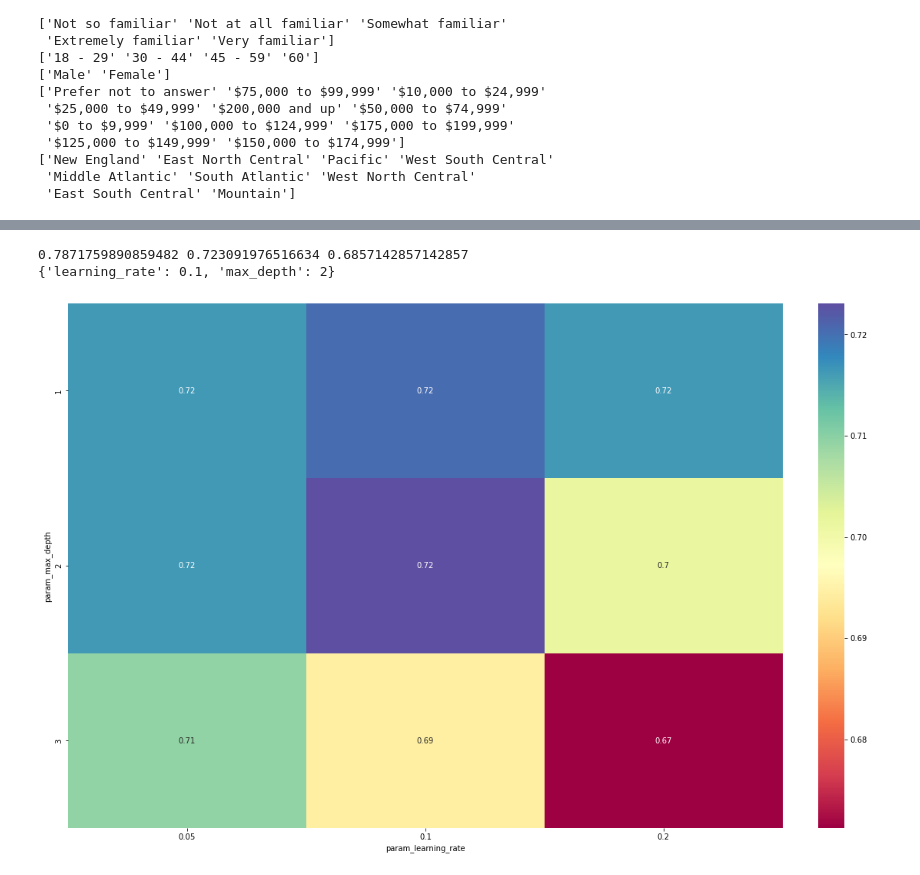
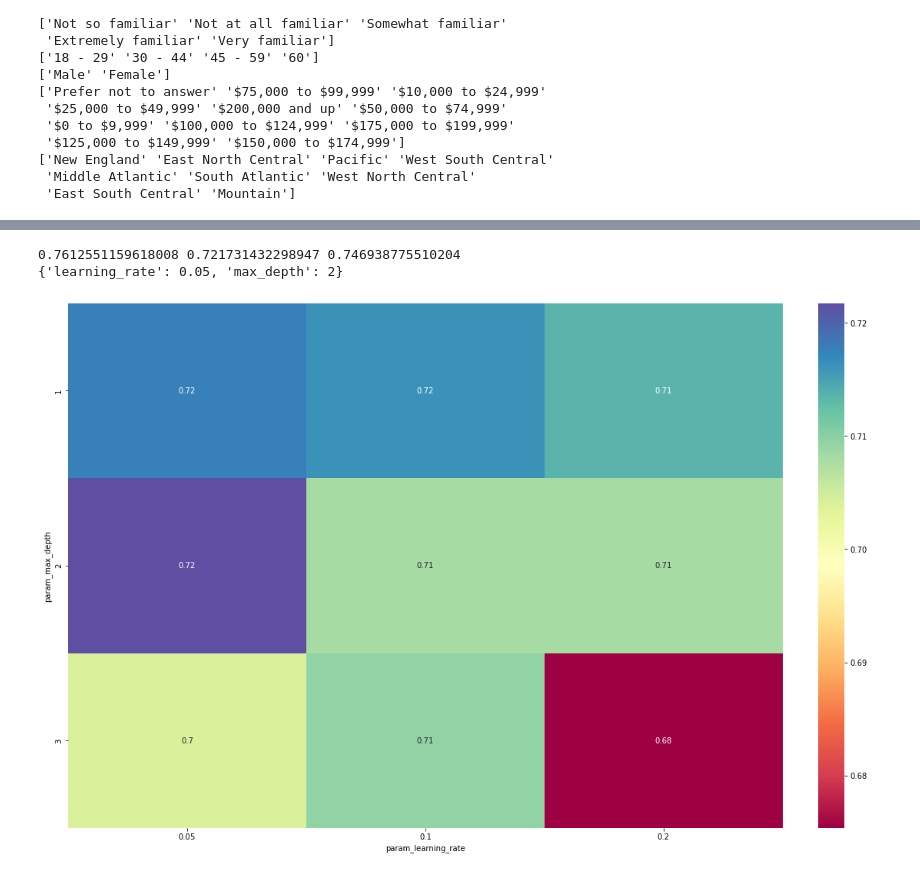
Before and after one commit to NicoGiamm/MachineLearning-DataScience_smallprojects, a Jupyter notebook: Earthquake.ipynb, the cells around one changed output, grey strips where cells are left out. Cells and saved outputs as stored; diff of their text form; code cells hidden in the pictures.

```diff
--- a/Earthquake.ipynb
+++ b/Earthquake.ipynb
@@ -133,18 +156,23 @@ Let's split data and train the algorithms, considerations will be taken at the e
 <br>
 Let's train a beseline models
 # %%
-xtrain, xtest, ytrain, ytest = train_test_split(data_encoded.values, data_encoded.index)
+xtrain, xtest, ytrain, ytest = train_test_split(data_encoded.iloc[:,:-1], data_encoded.iloc[:,-1])
 scaler = StandardScaler()
+xtrain_scaled = scaler.fit_transform(xtrain)
+xtest_scaled = scaler.transform(xtest)
 
 rf = RandomForestClassifier()
 gb = GradientBoostingClassifier()
 svc = SVC()
+lr = LogisticRegression(max_iter=1000000)
 
 rf.fit(xtrain, ytrain)
 gb.fit(xtrain, ytrain)
 svc.fit(xtrain, ytrain)
+lr.fit(xtrain, ytrain)
 
 print(f'Random forest: train score {rf.score(xtrain,ytrain)}, test score {rf.score(xtest, ytest)}')
 print(f'Gradient boosting: train score {gb.score(xtrain,ytrain)}, test score {gb.score(xtest, ytest)}')
 print(f'SVC: train score {svc.score(xtrain,ytrain)}, test score {svc.score(xtest, ytest)}')
+print(f'Logistic regression: train score {lr.score(xtrain,ytrain)}, test score {lr.score(xtest, ytest)}')
 # %% [output]
@@ -159,16 +188,16 @@ Let's tune the hyperparameters and see if there is any change
 parameters = {'max_depth':[d for d in range(3,9)], 'n_estimators':[i*10 for i in range(7,13)]}
 
 rf = RandomForestClassifier()
-grid = GridSearchCV(rf, parameters)
-grid.fit(xtrain, ytrain)
-bestforest = grid.best_estimator_
+rf_grid = GridSearchCV(rf, parameters)
+rf_grid.fit(xtrain, ytrain)
 
-hmRF = pd.pivot_table(pd.DataFrame(grid.cv_results_),
+#Plot grid
+hmRF = pd.pivot_table(pd.DataFrame(rf_grid.cv_results_),
 									values='mean_test_score',
 									index='param_max_depth',
 									columns='param_n_estimators')
 
 sns.heatmap(hmRF, cmap = 'Spectral', annot = True)
-print(bestforest.score(xtrain, ytrain), grid.best_score_, bestforest.score(xtest, ytest))
-print(grid.best_params_)
+print(rf_grid.score(xtrain, ytrain), rf_grid.best_score_, rf_grid.score(xtest, ytest))
+print(rf_grid.best_params_)
 # %% [output]
@@ -184,23 +223,22 @@ sns.heatmap(cm_rf, annot=True)
 # %%
 #Gradient Boosting Classifier
 params = {'learning_rate':[0.05, 0.1, 0.2], 'max_depth':[1,2,3]}
 
 gb = GradientBoostingClassifier(max_features = 'sqrt')
-grid = GridSearchCV(gb, params)
-grid.fit(xtrain, ytrain)
-best = grid.best_estimator_
+gb_grid = GridSearchCV(gb, params)
+gb_grid.fit(xtrain, ytrain)
 
-#Plot griglia di parametri
-hmGB = pd.pivot_table(pd.DataFrame(grid.cv_results_),
+#Plot grid
+hmGB = pd.pivot_table(pd.DataFrame(gb_grid.cv_results_),
 									values='mean_test_score',
 									index='param_max_depth',
 									columns='param_learning_rate')
 sns.heatmap(hmGB, cmap = 'Spectral', annot = True)
 
-print(best.score(xtrain, ytrain), grid.best_score_, best.score(xtest, ytest))
-print(grid.best_params_)
+print(gb_grid.score(xtrain, ytrain), gb_grid.best_score_, gb_grid.score(xtest, ytest))
+print(gb_grid.best_params_)
 # %% [output]
-0.7871759890859482 0.723091976516634 0.6857142857142857
-{'learning_rate': 0.1, 'max_depth': 2}
+0.7612551159618008 0.721731432298947 0.746938775510204
+{'learning_rate': 0.05, 'max_depth': 2}
-[figure, old version]
+[figure, new version]
 # %%
```
Also changed, not shown: parts of 24 cells of this notebook.
